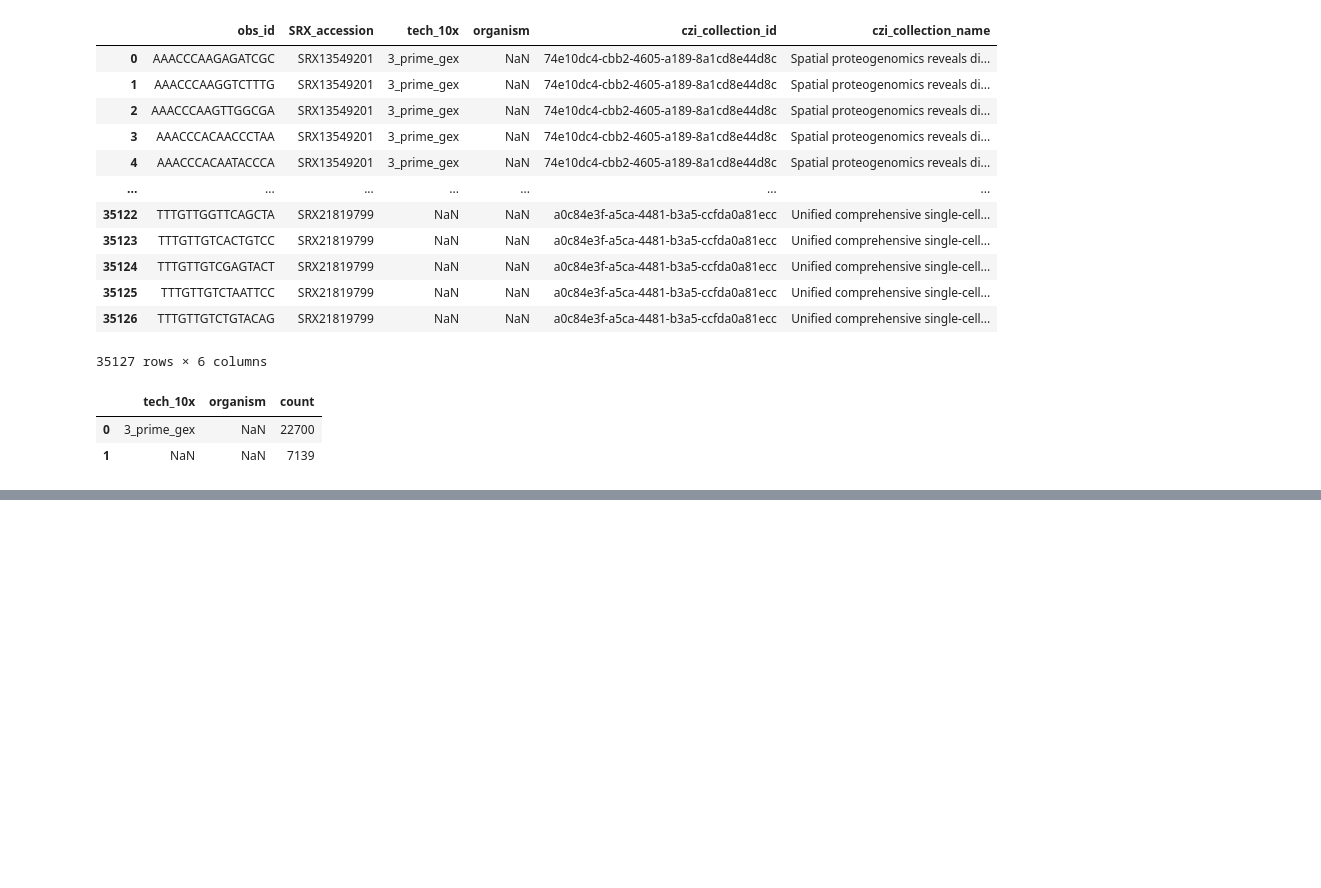
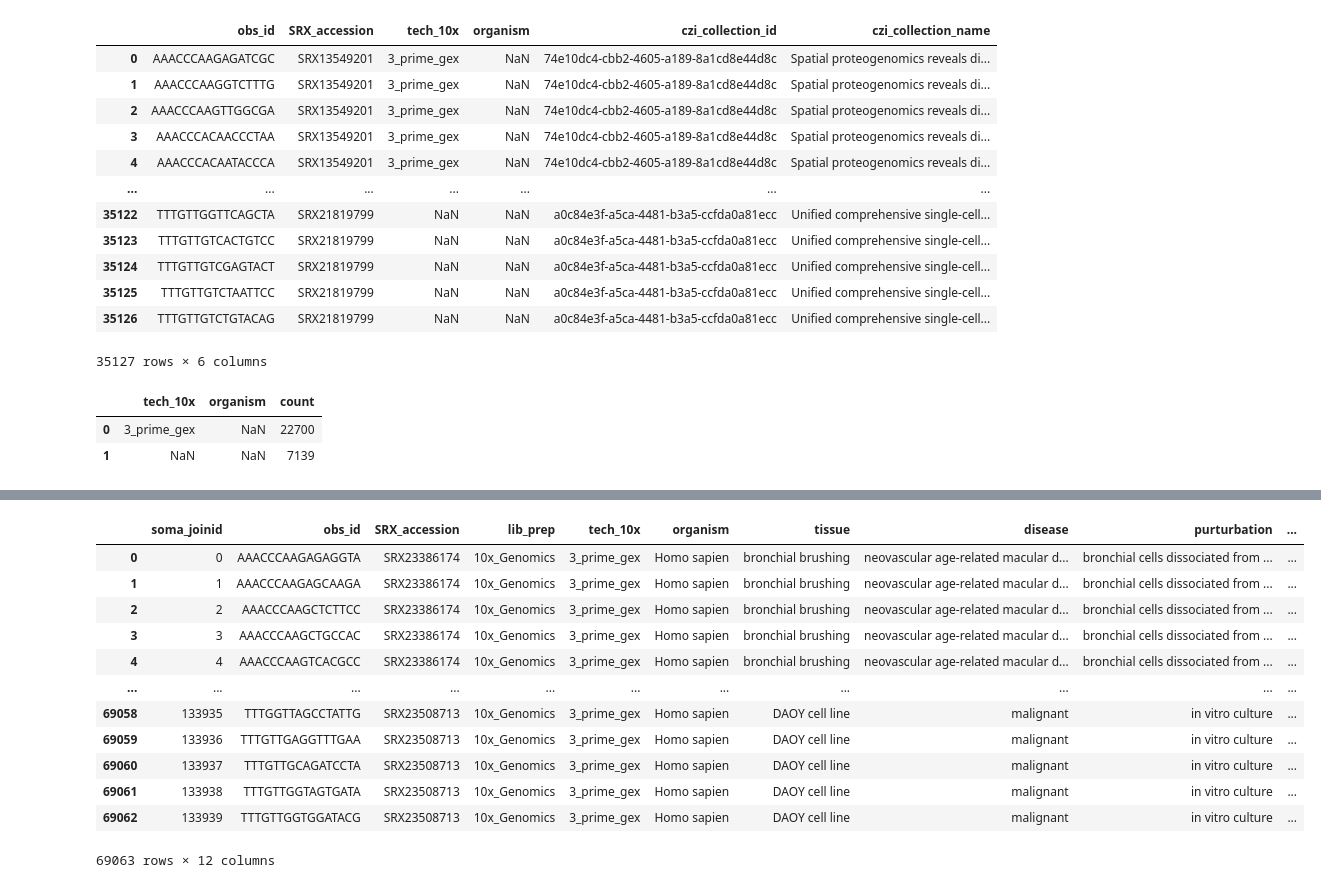
Before and after one commit to bioinfo-tsukuba/scRecounter, a Jupyter notebook: notebooks/tiledb/db-check1.ipynb, the cells around one changed output, grey strips where cells are left out. Saved outputs shown, nothing was run; the diff lists cells and outputs as text; code cells hidden in the pictures; blank space fills up the shorter version.

Commit message:
Added code on how to edit metadata in a tiledb-soma database

```diff
--- a/notebooks/tiledb/db-check1.ipynb
+++ b/notebooks/tiledb/db-check1.ipynb
@@ -33,5 +49,5 @@ czi_collection_name: large_string
 # %%
-# read in the data
+# cells per SRX
 with tiledbsoma.Experiment.open(db_uri) as exp:
     print(
         exp.obs.read(column_names=["obs_id", "SRX_accession"])
@@ -40,6 +56,7 @@ with tiledbsoma.Experiment.open(db_uri) as exp:
         .aggregate([
             ([], 'count_all'),
         ])
+        .sort_by([("count_all", "descending")])
         .to_pandas()
     )
 # %% [output]
@@ -60,14 +80,16 @@ with tiledbsoma.Experiment.open(db_uri) as exp:
 # %% [markdown]
 ### Metadata
 # %%
-# read in the data
-# with tiledbsoma.Experiment.open(db_uri) as exp:
-#     print(
-#         exp.obs.read(column_names=["obs_id", "SRX_accession", "tech_10x", "organism"])
-#         .concat()
-#         .to_pandas()
-#         .groupby(["tech_10x", "organism"])
-#         .size()
-#         .reset_index(name="count")
-#     )
+# read in the data and summarize
+with tiledbsoma.Experiment.open(db_uri) as exp:
+    print(
+        exp.obs.read()
+        .concat()
+        .group_by(["organism", "tech_10x"])
+        .aggregate([
+            ([], 'count_all'),
+        ])
+        .sort_by([("count_all", "descending")])
+        .to_pandas()
+    )
 # %% [output]
@@ -260,0 +248,4 @@ df.groupby(["tech_10x", "organism"]).size().reset_index(name="count")
+# %%
+# get colnames
+with tiledbsoma.open(db_uri) as exp:
+    print(exp.obs.schema)
@@ -260,0 +265,28 @@ df.groupby(["tech_10x", "organism"]).size().reset_index(name="count")
+# %%
+# query
+obs_query = tiledbsoma.AxisQuery(value_filter='organism in ["Homo sapien"]')
+#obs_query = tiledbsoma.AxisQuery(value_filter='tissue in ["bronchial brushing"]')
+
+# get the target records
+with tiledbsoma.Experiment.open(db_uri) as exp:
+    df = (
+        exp.axis_query("RNA", obs_query=obs_query)
+        .obs()
+        .concat()
+        .to_pandas()
+    )
+df
+# %% [output]
+|  | soma_joinid | obs_id | SRX_accession | lib_prep | tech_10x | organism | tissue | disease | purturbation | ... |
+| 0 | 0 | AAACCCAAGAGAGGTA | SRX23386174 | 10x_Genomics | 3_prime_gex | Homo sapien | bronchial brushing | neovascular age-related macular d... | bronchial cells dissociated from ... | ... |
+| 1 | 1 | AAACCCAAGAGCAAGA | SRX23386174 | 10x_Genomics | 3_prime_gex | Homo sapien | bronchial brushing | neovascular age-related macular d... | bronchial cells dissociated from ... | ... |
+| 2 | 2 | AAACCCAAGCTCTTCC | SRX23386174 | 10x_Genomics | 3_prime_gex | Homo sapien | bronchial brushing | neovascular age-related macular d... | bronchial cells dissociated from ... | ... |
+| 3 | 3 | AAACCCAAGCTGCCAC | SRX23386174 | 10x_Genomics | 3_prime_gex | Homo sapien | bronchial brushing | neovascular age-related macular d... | bronchial cells dissociated from ... | ... |
+| 4 | 4 | AAACCCAAGTCACGCC | SRX23386174 | 10x_Genomics | 3_prime_gex | Homo sapien | bronchial brushing | neovascular age-related macular d... | bronchial cells dissociated from ... | ... |
+| ... | ... | ... | ... | ... | ... | ... | ... | ... | ... | ... |
+| 69058 | 133935 | TTTGGTTAGCCTATTG | SRX23508713 | 10x_Genomics | 3_prime_gex | Homo sapien | DAOY cell line | malignant | in vitro culture | ... |
+| 69059 | 133936 | TTTGTTGAGGTTTGAA | SRX23508713 | 10x_Genomics | 3_prime_gex | Homo sapien | DAOY cell line | malignant | in vitro culture | ... |
+| 69060 | 133937 | TTTGTTGCAGATCCTA | SRX23508713 | 10x_Genomics | 3_prime_gex | Homo sapien | DAOY cell line | malignant | in vitro culture | ... |
+| 69061 | 133938 | TTTGTTGGTAGTGATA | SRX23508713 | 10x_Genomics | 3_prime_gex | Homo sapien | DAOY cell line | malignant | in vitro culture | ... |
+| 69062 | 133939 | TTTGTTGGTGGATACG | SRX23508713 | 10x_Genomics | 3_prime_gex | Homo sapien | DAOY cell line | malignant | in vitro culture | ... |
+69063 rows × 12 columns
```
Also changed, not shown: parts of 13 cells of this notebook, 3 other files.
